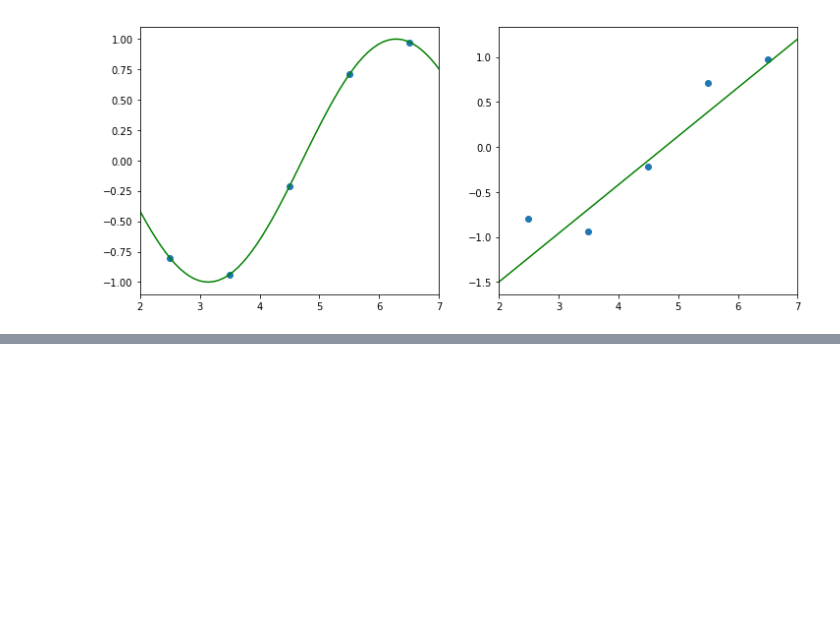
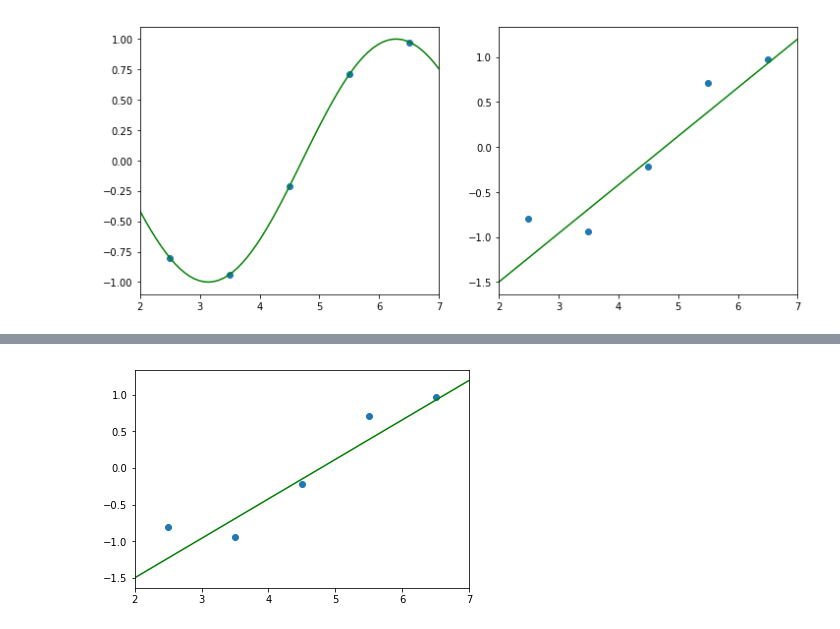
Before and after one commit to collinprather/Big-Data-Ignite-2018, a Jupyter notebook: Figures/figures.ipynb, the cells around one changed output, grey strips where cells are left out. Cells and saved outputs as stored; diff of their text form; code cells hidden in the pictures; blank space fills up the shorter version.

```diff
--- a/Figures/figures.ipynb
+++ b/Figures/figures.ipynb
@@ -41,0 +57,16 @@ ax2.plot(x2[:,0], x2[:,1], c='g')
+# %%
+x = np.array([[2.5, -.801],
+               [3.5, -.9365],
+               [4.5, -.212],
+              [5.5, .71],
+               [6.5, .971]])
+plt.scatter(x[:,0], x[:,1])
+plt.xlim(2,7)
+
+x2 = np.array([[2,-1.5],
+               [7,1.2]])
+plt.plot(x2[:,0], x2[:,1], c='g')
+
+plt.savefig('linear_fit.png')
+# %% [output]
+[figure, added]
```
Also changed, not shown: parts of 3 cells of this notebook, 5 other files.
